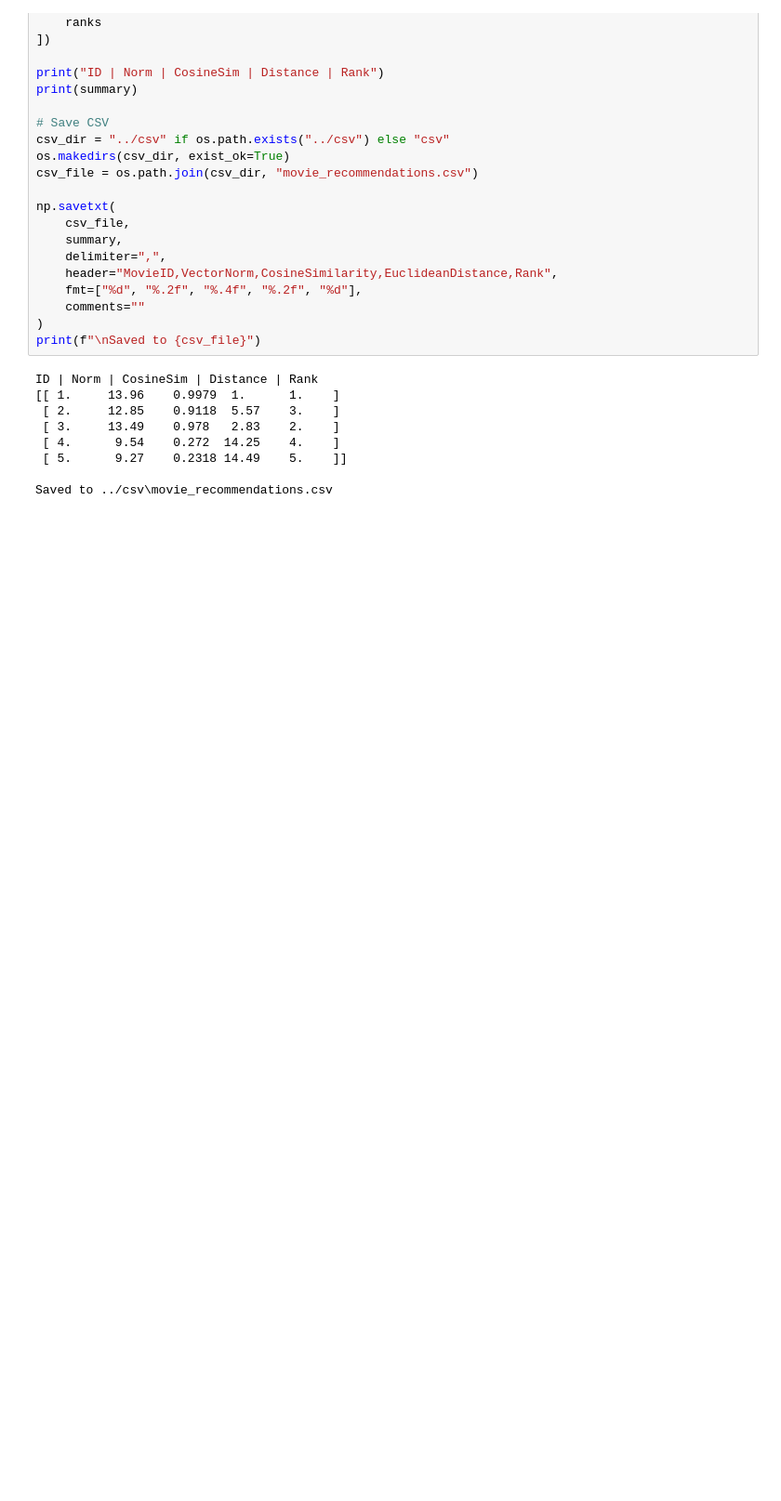
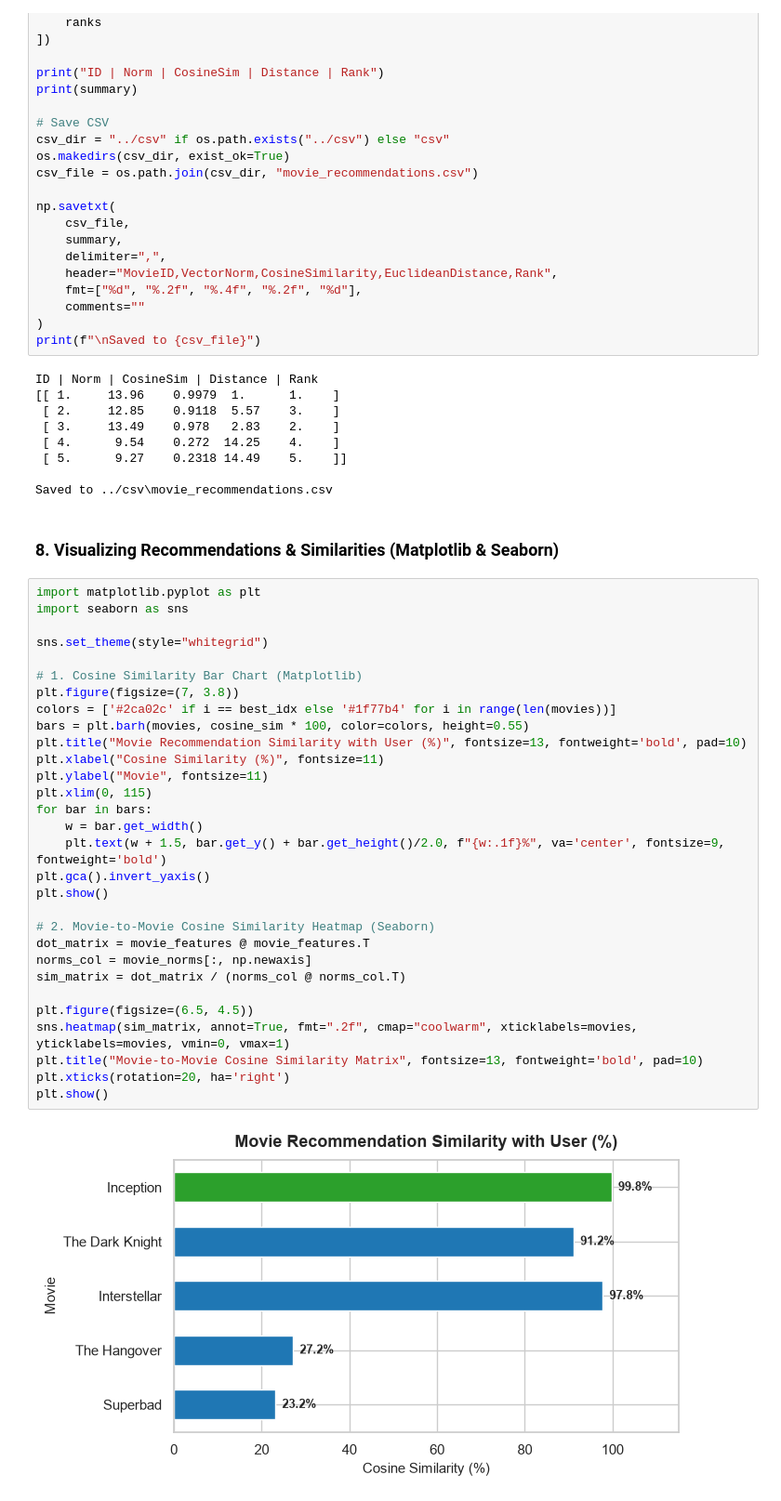
Before and after one commit to Musa701-wq/ai_projects_, a Jupyter notebook: numpy/vector_project.ipynb, the cells around one changed output. Shown at 93% size. Saved outputs shown, nothing was run; the diff lists cells and outputs as text; blank space fills up the shorter version.

```diff
--- a/numpy/vector_project.ipynb
+++ b/numpy/vector_project.ipynb
@@ -160,3 +160,37 @@ ID | Norm | CosineSim | Distance | Rank
  [ 5.      9.27    0.2318 14.49    5.    ]]
 
 Saved to ../csv\movie_recommendations.csv
+# %% [markdown]
+### 8. Visualizing Recommendations & Similarities (Matplotlib & Seaborn)
+# %%
+import matplotlib.pyplot as plt
+import seaborn as sns
+
+sns.set_theme(style="whitegrid")
+
+# 1. Cosine Similarity Bar Chart (Matplotlib)
+plt.figure(figsize=(7, 3.8))
+colors = ['#2ca02c' if i == best_idx else '#1f77b4' for i in range(len(movies))]
+bars = plt.barh(movies, cosine_sim * 100, color=colors, height=0.55)
+plt.title("Movie Recommendation Similarity with User (%)", fontsize=13, fontweight='bold', pad=10)
+plt.xlabel("Cosine Similarity (%)", fontsize=11)
+plt.ylabel("Movie", fontsize=11)
+plt.xlim(0, 115)
+for bar in bars:
+    w = bar.get_width()
+    plt.text(w + 1.5, bar.get_y() + bar.get_height()/2.0, f"{w:.1f}%", va='center', fontsize=9, fontweight='bold')
+plt.gca().invert_yaxis()
+plt.show()
+
+# 2. Movie-to-Movie Cosine Similarity Heatmap (Seaborn)
+dot_matrix = movie_features @ movie_features.T
+norms_col = movie_norms[:, np.newaxis]
+sim_matrix = dot_matrix / (norms_col @ norms_col.T)
+
+plt.figure(figsize=(6.5, 4.5))
+sns.heatmap(sim_matrix, annot=True, fmt=".2f", cmap="coolwarm", xticklabels=movies, yticklabels=movies, vmin=0, vmax=1)
+plt.title("Movie-to-Movie Cosine Similarity Matrix", fontsize=13, fontweight='bold', pad=10)
+plt.xticks(rotation=20, ha='right')
+plt.show()
+# %% [output]
+[figure, added]
```
Also changed, not shown: parts of 1 cell of this notebook, 7 other files.
